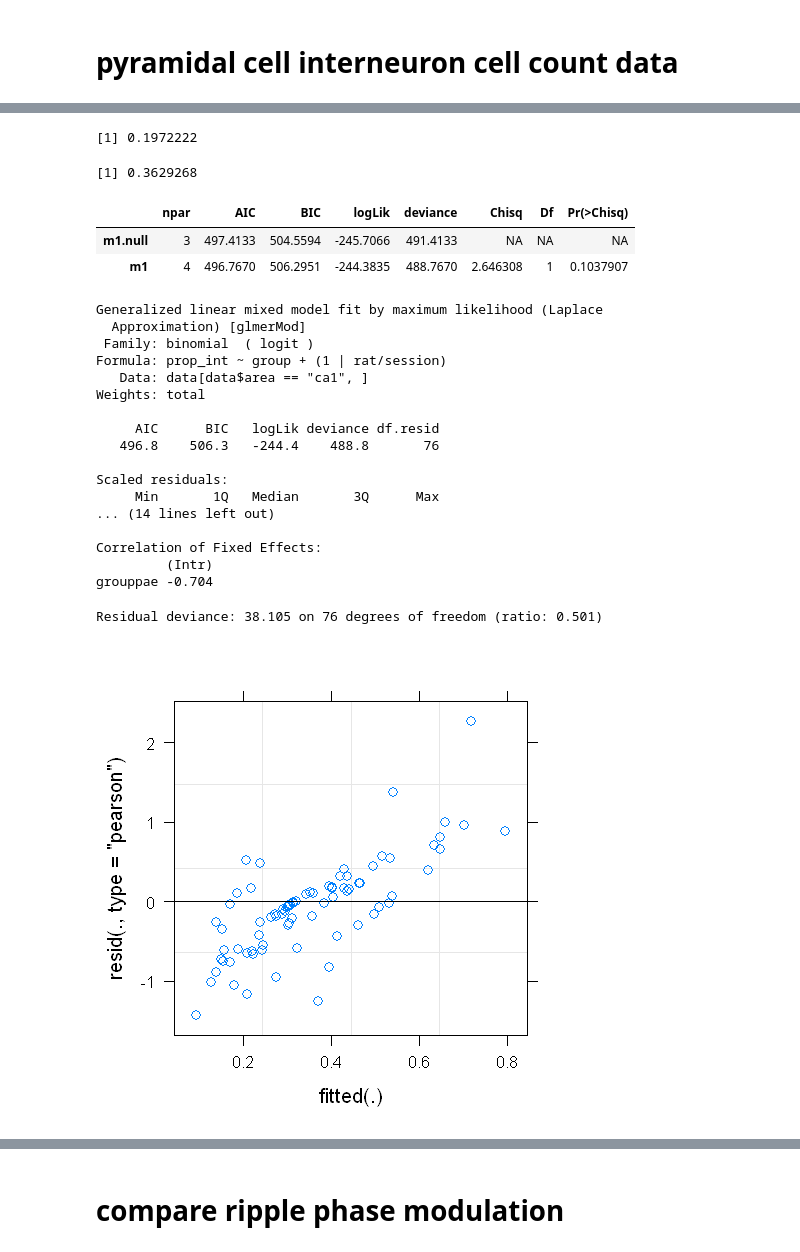
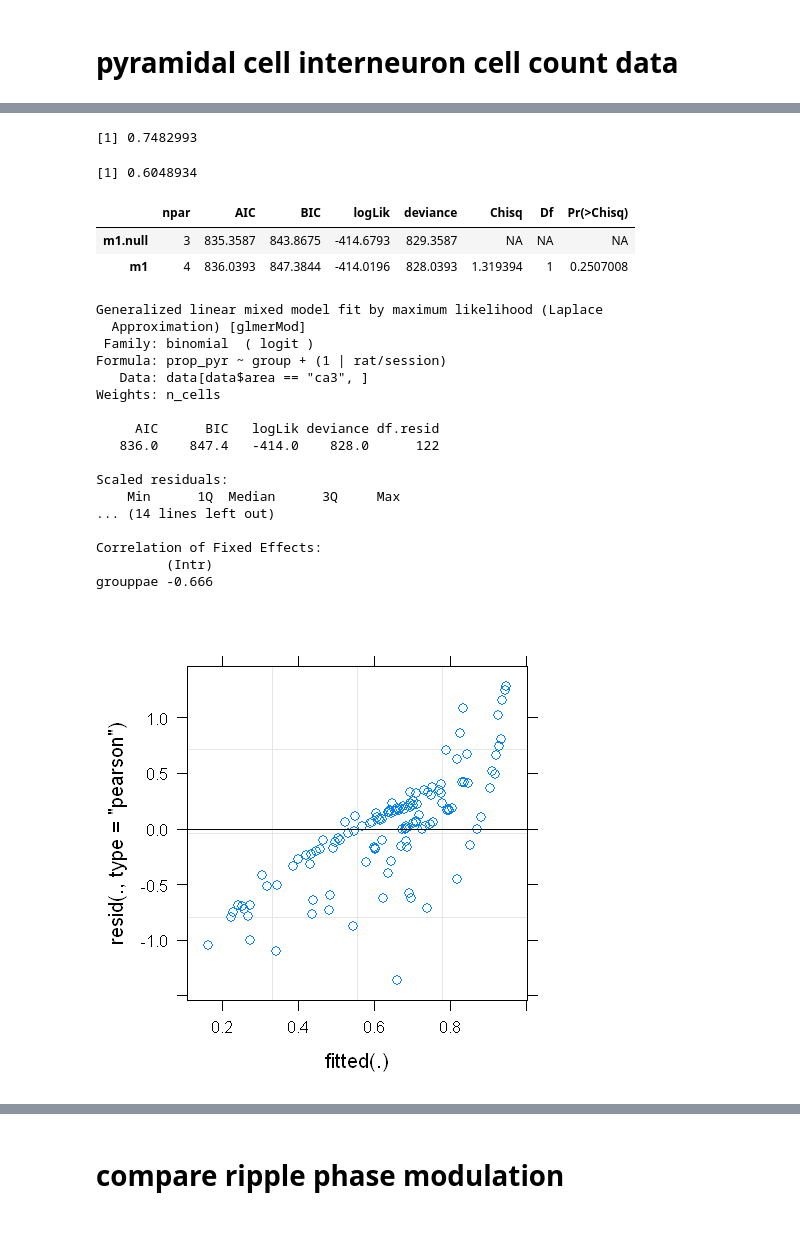
Before and after one commit to ryanharvey1/ripple_analyses, a Jupyter notebook: notebooks/proportional_test_r.ipynb, the cells around one changed output, grey strips where cells are left out. Drawn from its saved outputs; the diff is of its cells as text; code cells hidden in the pictures.

Commit message:
new prop calc

```diff
--- a/notebooks/proportional_test_r.ipynb
+++ b/notebooks/proportional_test_r.ipynb
@@ -346,5 +322,3 @@ data$groupup = factor(data$group, levels=c('control', 'pae'))
 data$rat = factor(data$rat)
 data$session = factor(data$session)
 data$area = factor(data$area, levels=c('ca1', 'ca3'))
-# %%
-data$total = data$n_pyr + data$n_int
@@ -399,45 +376,44 @@ Residual deviance: 38.106 on 76 degrees of freedom (ratio: 0.501)
 # %%
-median(data[data$area=='ca1' & data$group=='control',]$prop_int)
-median(data[data$area=='ca1' & data$group=='pae',]$prop_int)
+weighted.mean(data[data$area=='ca3' & data$group=='control',]$prop_pyr, data[data$area=='ca3' & data$group=='control',]$n_cells)
+weighted.mean(data[data$area=='ca3' & data$group=='pae',]$prop_pyr, data[data$area=='ca3' & data$group=='pae',]$n_cells)
 
-m1 = glmer(prop_int ~ group + (1|rat/session), weights=total, data=data[data$area=='ca1',],family="binomial")
-m1.null = glmer(prop_int ~ 1 + (1|rat/session), weights=total, data=data[data$area=='ca1',],family="binomial")
+m1 = glmer(prop_pyr ~ group + (1|rat/session), weights=n_cells, data=data[data$area=='ca3',],family="binomial")
+m1.null = glmer(prop_pyr ~ 1 + (1|rat/session), weights=n_cells, data=data[data$area=='ca3',],family="binomial")
 
 anova(m1.null, m1)
 
 summary(m1)
-overdisp.glmer(m1)
+# overdisp.glmer(m1)
 
 options(repr.plot.width = 4, repr.plot.height = 4)
 
 plot(m1)
 qqnorm(resid(m1))
 qqline(resid(m1))
 plot(density(resid(m1)))
 
-plot(prop_int ~ group, data = data[data$area == "ca1",])
+plot(prop_pyr ~ group, data = data[data$area == "ca3",])
 # %% [output]
-[1] 0.1972222
+[1] 0.7482993
-[1] 0.3629268
+[1] 0.6048934
 |  | npar | AIC | BIC | logLik | deviance | Chisq | Df | Pr(>Chisq) |
-| m1.null | 3 | 497.4133 | 504.5594 | -245.7066 | 491.4133 | NA | NA | NA |
-| m1 | 4 | 496.7670 | 506.2951 | -244.3835 | 488.7670 | 2.646308 | 1 | 0.1037907 |
+| m1.null | 3 | 835.3587 | 843.8675 | -414.6793 | 829.3587 | NA | NA | NA |
+| m1 | 4 | 836.0393 | 847.3844 | -414.0196 | 828.0393 | 1.319394 | 1 | 0.2507008 |
 Generalized linear mixed model fit by maximum likelihood (Laplace
   Approximation) [glmerMod]
  Family: binomial  ( logit )
-Formula: prop_int ~ group + (1 | rat/session)
-   Data: data[data$area == "ca1", ]
-Weights: total
+Formula: prop_pyr ~ group + (1 | rat/session)
+   Data: data[data$area == "ca3", ]
+Weights: n_cells
 
      AIC      BIC   logLik deviance df.resid
-   496.8    506.3   -244.4    488.8       76
+   836.0    847.4   -414.0    828.0      122
 
 Scaled residuals:
-     Min       1Q   Median       3Q      Max
+    Min      1Q  Median      3Q     Max
 ... (14 lines left out)
 
 Correlation of Fixed Effects:
          (Intr)
-grouppae -0.704
+grouppae -0.666
-Residual deviance: 38.105 on 76 degrees of freedom (ratio: 0.501)
-[figure, old version]
+[figure, new version]
```
Also changed, not shown: parts of 19 cells of this notebook, 3 other files.
